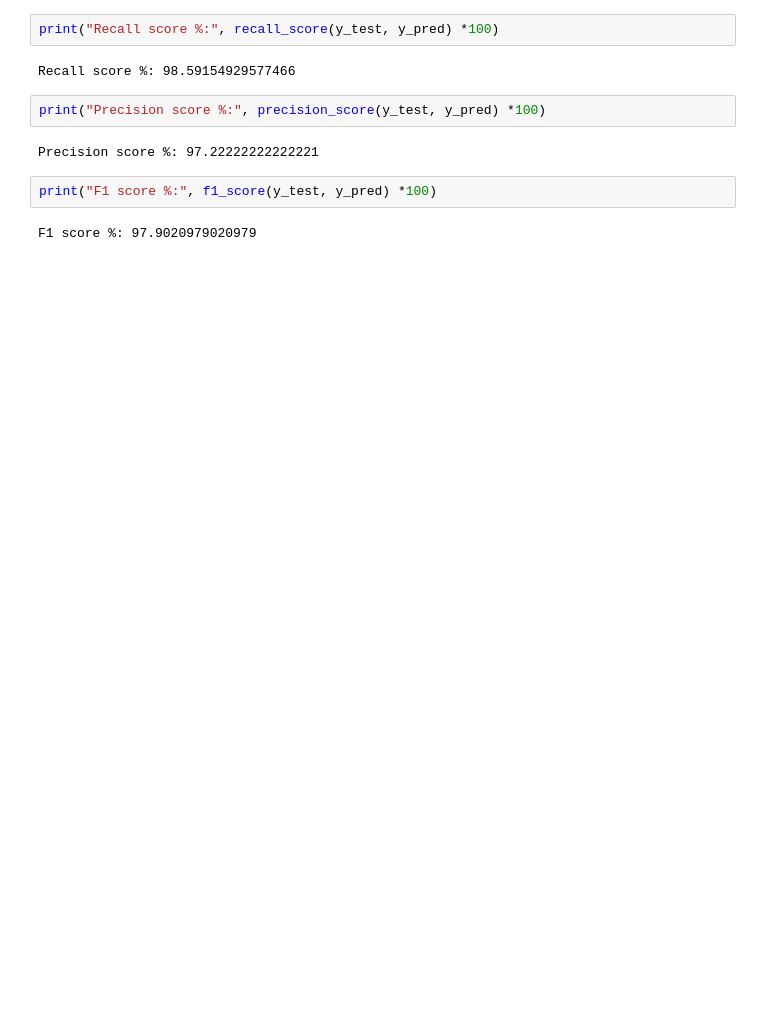
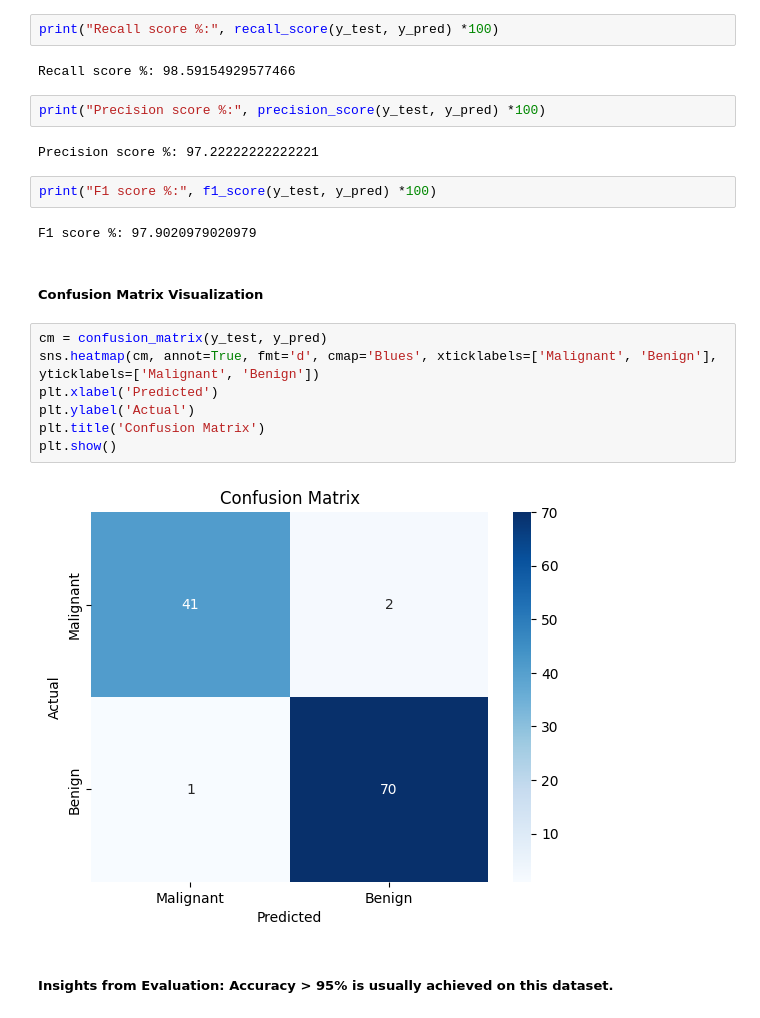
Before and after one commit to ajeetkweb/learn-python, a Jupyter notebook: Machine Learning/Logistic Regression 1.ipynb, the cells around one changed output. Saved outputs shown, nothing was run; the diff lists cells and outputs as text; blank space fills up the shorter version.

```diff
--- a/Machine Learning/Logistic Regression 1.ipynb
+++ b/Machine Learning/Logistic Regression 1.ipynb
@@ -114,3 +115,16 @@ Precision score %: 97.22222222222221
 print("F1 score %:", f1_score(y_test, y_pred) *100)
 # %% [output]
 F1 score %: 97.9020979020979
+# %% [markdown]
+##### Confusion Matrix Visualization
+# %%
+cm = confusion_matrix(y_test, y_pred)
+sns.heatmap(cm, annot=True, fmt='d', cmap='Blues', xticklabels=['Malignant', 'Benign'], yticklabels=['Malignant', 'Benign'])
+plt.xlabel('Predicted')
+plt.ylabel('Actual')
+plt.title('Confusion Matrix')
+plt.show()
+# %% [output]
+[figure, added]
+# %% [markdown]
+##### Insights from Evaluation: Accuracy > 95% is usually achieved on this dataset.
```
Also changed, not shown: parts of 1 cell of this notebook, 13 other files.
